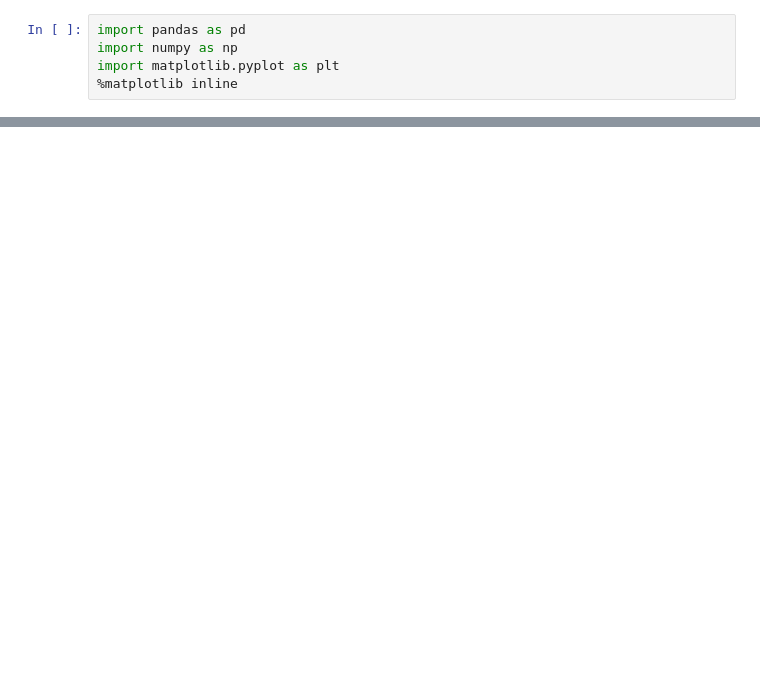
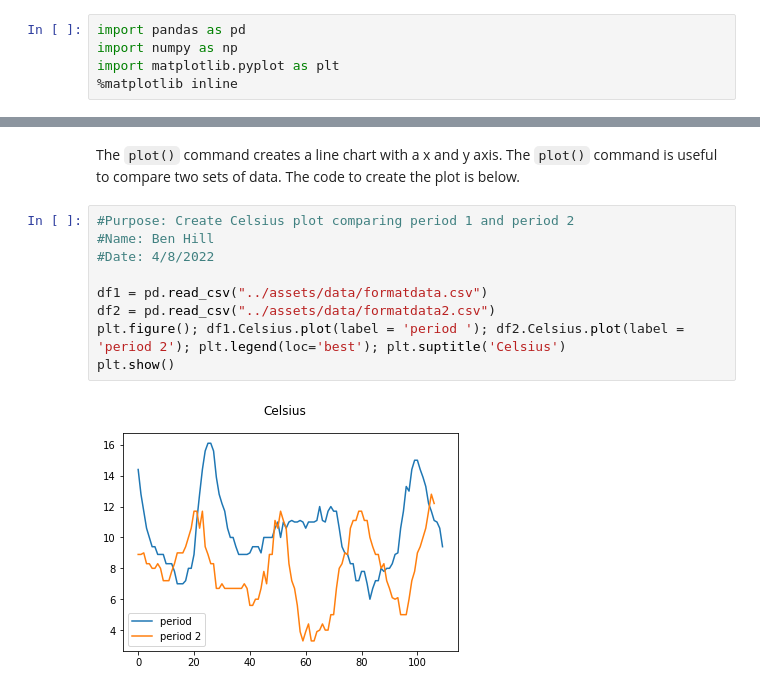
Before and after one commit to ben-hill33/weather-api, a Jupyter notebook: mod_5/extractedDataVis.ipynb, the cells around one changed output, grey strips where cells are left out. Saved outputs shown, nothing was run; the diff lists cells and outputs as text; blank space fills up the shorter version.

```diff
--- a/mod_5/extractedDataVis.ipynb
+++ b/mod_5/extractedDataVis.ipynb
@@ -5,0 +18,13 @@ import matplotlib.pyplot as plt
+# %% [markdown]
+The `plot()` command creates a line chart with a x and y axis. The `plot()` command is useful to compare two sets of data. The code to create the plot is below.
+# %%
+#Purpose: Create Celsius plot comparing period 1 and period 2
+#Name: Ben Hill
+#Date: 4/8/2022
+
+df1 = pd.read_csv("../assets/data/formatdata.csv")
+df2 = pd.read_csv("../assets/data/formatdata2.csv")
+plt.figure(); df1.Celsius.plot(label = 'period '); df2.Celsius.plot(label = 'period 2'); plt.legend(loc='best'); plt.suptitle('Celsius')
+plt.show()
+# %% [output]
+[figure, added]
```
Also changed, not shown: parts of 20 cells of this notebook, 8 other files.
